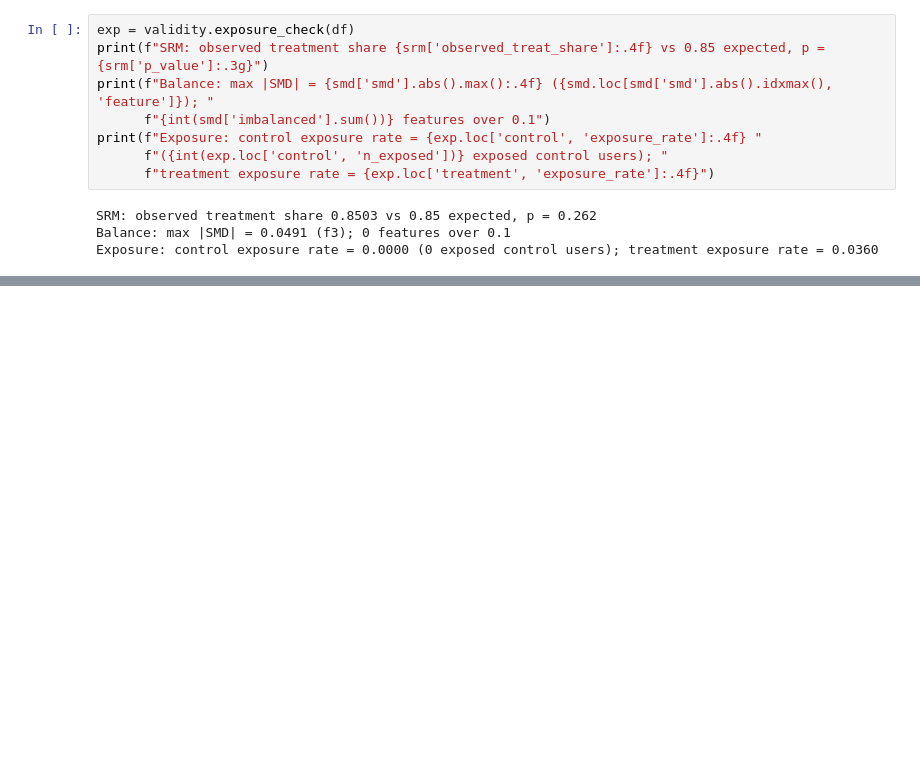
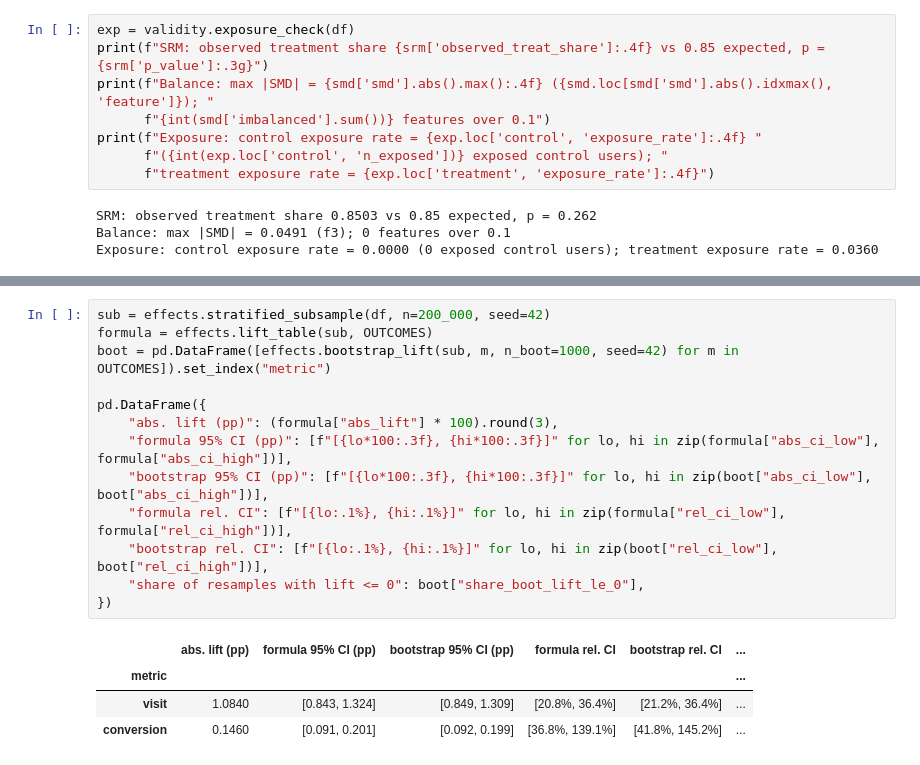
Before and after one commit to mehwishahmed/criteo-ad-incrementality, a Jupyter notebook: notebooks/analysis.ipynb, the cells around one changed output, grey strips where cells are left out. Cells and saved outputs as stored; diff of their text form; blank space fills up the shorter version.

```diff
--- a/notebooks/analysis.ipynb
+++ b/notebooks/analysis.ipynb
@@ -141,0 +200,18 @@ Exposure: control exposure rate = 0.0000 (0 exposed control users); treatment ex
+# %%
+sub = effects.stratified_subsample(df, n=200_000, seed=42)
+formula = effects.lift_table(sub, OUTCOMES)
+boot = pd.DataFrame([effects.bootstrap_lift(sub, m, n_boot=1000, seed=42) for m in OUTCOMES]).set_index("metric")
+
+pd.DataFrame({
+    "abs. lift (pp)": (formula["abs_lift"] * 100).round(3),
+    "formula 95% CI (pp)": [f"[{lo*100:.3f}, {hi*100:.3f}]" for lo, hi in zip(formula["abs_ci_low"], formula["abs_ci_high"])],
+    "bootstrap 95% CI (pp)": [f"[{lo*100:.3f}, {hi*100:.3f}]" for lo, hi in zip(boot["abs_ci_low"], boot["abs_ci_high"])],
+    "formula rel. CI": [f"[{lo:.1%}, {hi:.1%}]" for lo, hi in zip(formula["rel_ci_low"], formula["rel_ci_high"])],
+    "bootstrap rel. CI": [f"[{lo:.1%}, {hi:.1%}]" for lo, hi in zip(boot["rel_ci_low"], boot["rel_ci_high"])],
+    "share of resamples with lift <= 0": boot["share_boot_lift_le_0"],
+})
+# %% [output]
+|  | abs. lift (pp) | formula 95% CI (pp) | bootstrap 95% CI (pp) | formula rel. CI | bootstrap rel. CI | ... |
+| metric |  |  |  |  |  | ... |
+| visit | 1.0840 | [0.843, 1.324] | [0.849, 1.309] | [20.8%, 36.4%] | [21.2%, 36.4%] | ... |
+| conversion | 0.1460 | [0.091, 0.201] | [0.092, 0.199] | [36.8%, 139.1%] | [41.8%, 145.2%] | ... |
```
Also changed, not shown: parts of 5 cells of this notebook, 2 other files.
